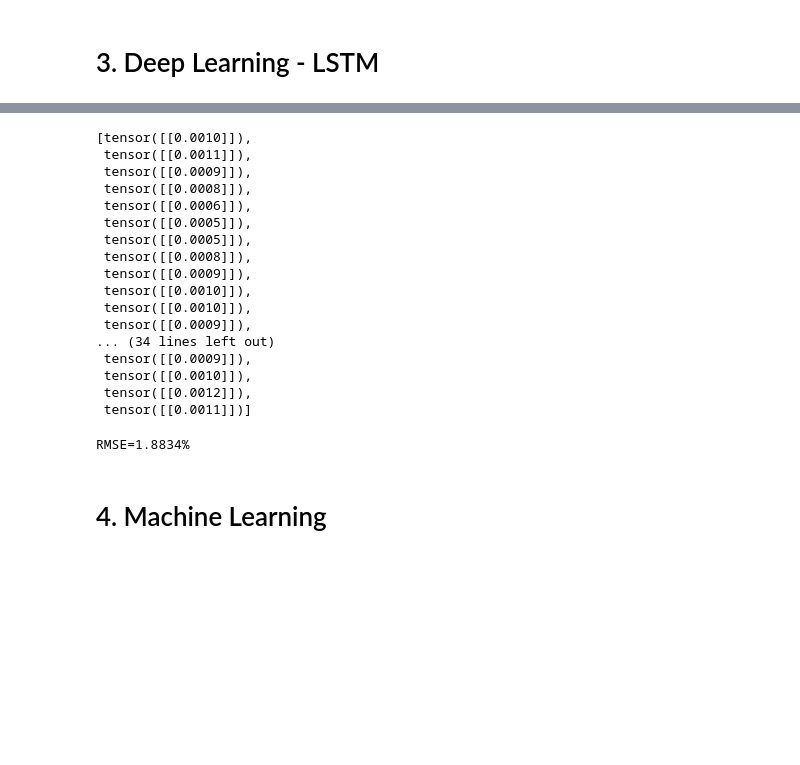
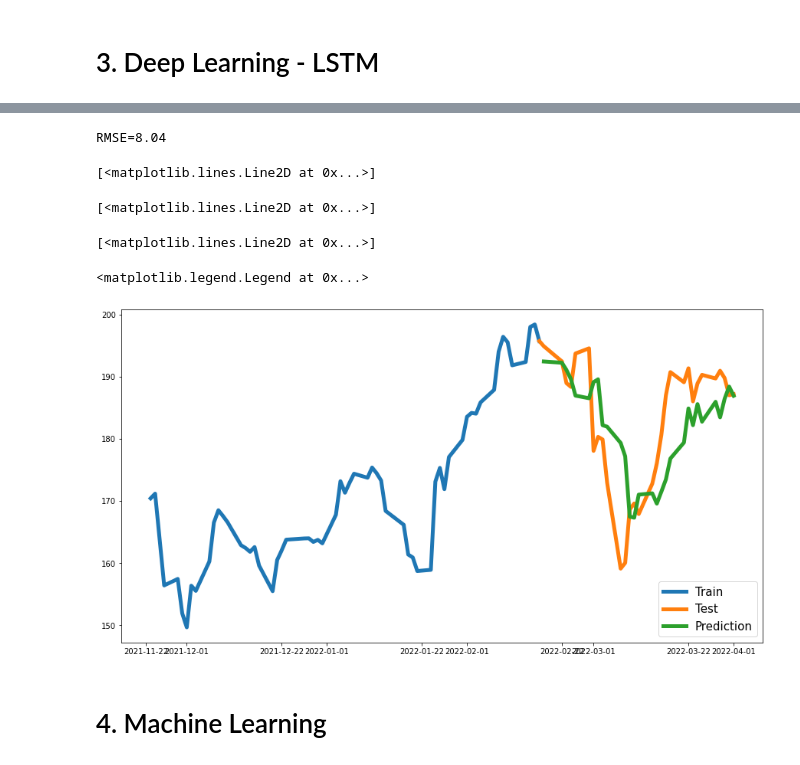
Before and after one commit to rohitar/bits, a Jupyter notebook: FA_Assignment.ipynb, the cells around one changed output, grey strips where cells are left out. Saved outputs shown, nothing was run; the diff lists cells and outputs as text; code cells hidden in the pictures; blank space fills up the shorter version.

```diff
--- a/FA_Assignment.ipynb
+++ b/FA_Assignment.ipynb
@@ -539,8 +545,8 @@ class GRU(nn.Module):
     hidden = next(self.parameters()).data.new(batch_size, self.hidden_size).zero_()
     return hidden
 # %%
-hidden_size = 100
-learning_rate = 0.0001
-epochs = 500
+hidden_size = 1024
+learning_rate = 0.95
+epochs = 1000
 # %%
 model = GRU(hidden_size = hidden_size)
@@ -592,3 +621,9 @@ torch.Size([10])
 # %%
+forecast3 = []
+
+model.eval()
 with torch.no_grad():
   pred, hidden = model(xtrain[-1:, :].unsqueeze(2), hidden[-1:, :].unsqueeze(0))
+  forecast3.append(pred)
+
+forecast3
@@ -607,9 +644,17 @@ tensor([[0.0010]])
 # %%
-maxlen = len(rildf)
-forecast = []
+import copy
 
-for ii in range(50):
-  xtrain, ytrain = sliding_window(rildf[ii:ii+maxlen-50+1]["Return"])
+maxlen = len(amexdf)
+trainlist = []
+forecast3 = []
+
+for ii in range(30):
+  model = GRU(hidden_size = hidden_size)
+  model.cuda()
+  criterion = torch.nn.MSELoss()
+  optimizer = torch.optim.Adam(params = model.parameters(), lr = learning_rate)
+  xtrain, ytrain = sliding_window(amexdf[ii:ii+maxlen-30+1]["Adj Close"])
+  xtrain, ytrain = xtrain.cuda(), ytrain.cuda()
 
   losses = []
   hidden = model.init_state(xtrain.size(0)-1)
@@ -619,7 +664,7 @@ for ii in range(50):
   for ii in range(1, epochs+1):
     hidden = hidden.data.unsqueeze(0)
     pred, hidden = model(xtrain[:-1, :].unsqueeze(2), hidden)
-    loss = criterion(ytrain, pred)
+    loss = criterion(ytrain[:-1], pred.squeeze())
     optimizer.zero_grad()
     loss.backward()
     optimizer.step()
@@ -630,6 +675,7 @@ for ii in range(50):
   model.eval()
   with torch.no_grad():
     pred, hidden = model(xtrain[-1:, :].unsqueeze(2), hidden[-1:, :].unsqueeze(0))
-    forecast.append(pred)
+    trainlist.append(copy.deepcopy(xtrain[-1:, :]))
+    forecast3.append(pred)
 # %% [output]
 GRU(
@@ -708,29 +778,24 @@ GRU(
-# %%
-forecast
-# %% [output]
-[tensor([[0.0010]]),
- tensor([[0.0011]]),
- tensor([[0.0009]]),
- tensor([[0.0008]]),
- tensor([[0.0006]]),
- tensor([[0.0005]]),
- tensor([[0.0005]]),
- tensor([[0.0008]]),
- tensor([[0.0009]]),
- tensor([[0.0010]]),
- tensor([[0.0010]]),
- tensor([[0.0009]]),
-... (34 lines left out)
- tensor([[0.0009]]),
- tensor([[0.0010]]),
- tensor([[0.0012]]),
- tensor([[0.0011]])]
+# %%
+forecast3 = torch.tensor(forecast3, device="cpu")
 # %%
 from sklearn.metrics import mean_squared_error
 
-rmse = mean_squared_error(rildf[-50:]["Return"], forecast, squared=False)
-print(f"RMSE={rmse*100:.4f}%")
+rmse = mean_squared_error(amexdf[-30:]["Adj Close"], forecast3, squared=False)
+print(f"RMSE={rmse:.2f}")
 # %% [output]
-RMSE=1.8834%
+RMSE=8.04
+# %%
+forecast3 = pd.DataFrame(forecast3, index = amexdf[-30:]["Adj Close"].index, columns=['Prediction'])
+plt.plot(amexdf[-90:-30]["Adj Close"], label="Train")
+plt.plot(amexdf[-31:]["Adj Close"], label="Test")
+plt.plot(forecast3, label="Prediction")
+plt.legend(loc='lower right', fontsize=15)
+plt.show()
+# %% [output]
+[<matplotlib.lines.Line2D at 0x...>]
+[<matplotlib.lines.Line2D at 0x...>]
+[<matplotlib.lines.Line2D at 0x...>]
+<matplotlib.legend.Legend at 0x...>
+[figure, added]
 # %% [markdown]
 # 4. Machine Learning
```
Also changed, not shown: parts of 33 cells of this notebook.
